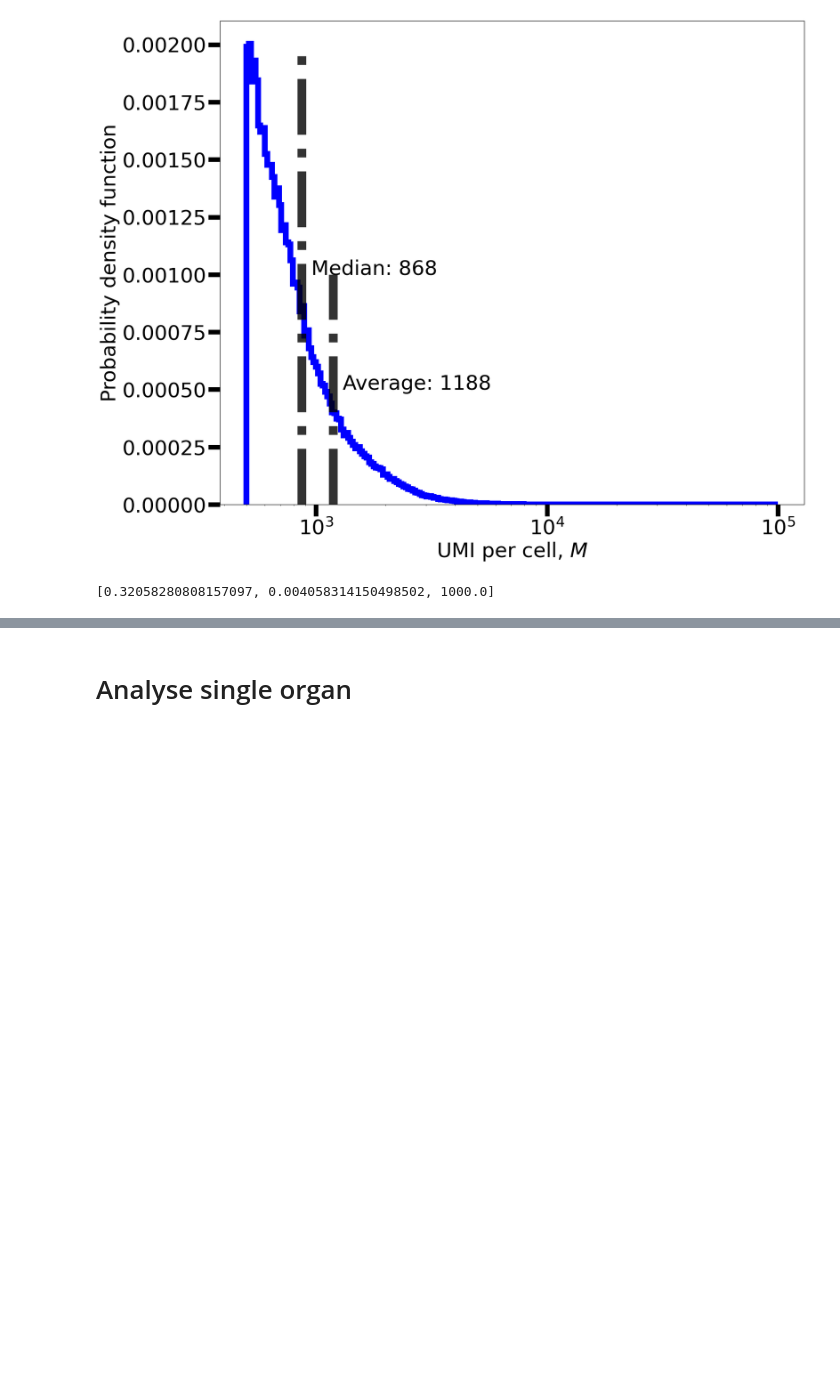
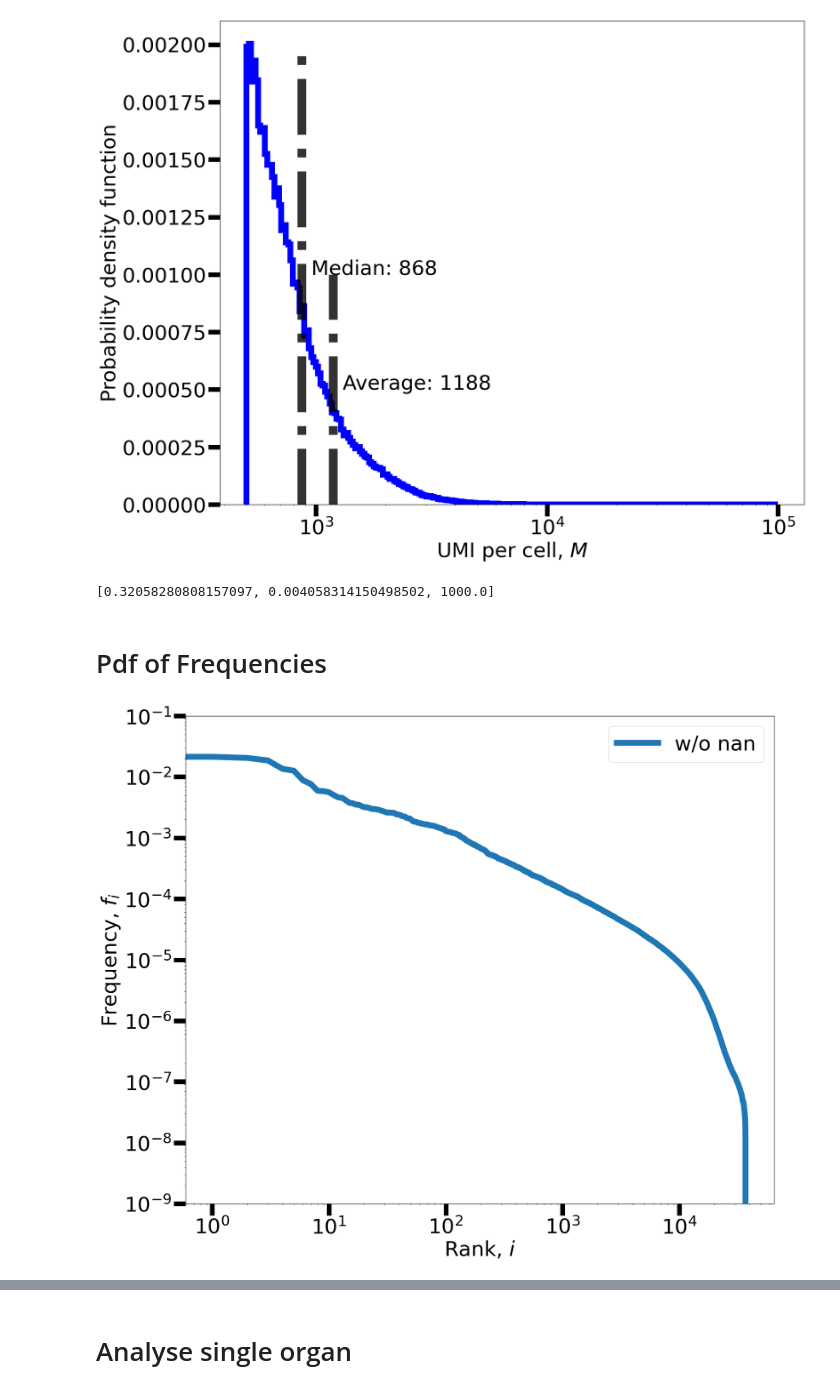
Before and after one commit to SilviaLazzardi/Emergent_Laws_in_scRNA-seq_Data, a Jupyter notebook: MouseCellAtlas/combined_analyses.ipynb, the cells around one changed output, grey strips where cells are left out. Cells and saved outputs as stored; diff of their text form; code cells hidden in the pictures; blank space fills up the shorter version.

```diff
--- a/MouseCellAtlas/combined_analyses.ipynb
+++ b/MouseCellAtlas/combined_analyses.ipynb
@@ -477,3 +477,30 @@ fig.savefig("M_hist_mca.pdf")
 # %% [output]
 [figure]
 [0.32058280808157097, 0.004058314150498502, 1000.0]
+# %% [markdown]
+# Pdf of Frequencies
+# %%
+data = load_pickle("mca/data_all.pkl");
+# %%
+fig, ax = PyPlot.subplots(figsize=(18,15))
+
+
+#ax.plot(sort!(data["freq"].values,rev=true), label="nan=0", lw=10)
+ax.plot(sort!(data["means"].values/sum(filter(!isnan, data["means"].values)),rev=true), label="w/o nan", lw=10)
+#ax.plot(sort!(data["means_nonzero"].values/sum(filter(!isnan, data["means_nonzero"].values)),rev=true), ms=50, label="m0", lw=10, color="gray")
+
+ax.set_xscale("log")
+ax.set_yscale("log")
+
+ax.legend(fontsize=35)
+ax.set_yscale("log")
+ax.set_xscale("log")
+
+ax.set_ylim(1e-9,1e-1)
+
+ax.tick_params(labelsize=35, width=8, length=20)
+ax.set_xlabel(L"Rank, $i$", fontsize=35)
+ax.set_ylabel(L"Frequency, $f_i$", fontsize=35)
+fig.savefig("pdf_freq_mca.pdf")
+# %% [output]
+[figure, added]
```
Also changed, not shown: parts of 1 cell of this notebook, 1 other file.
